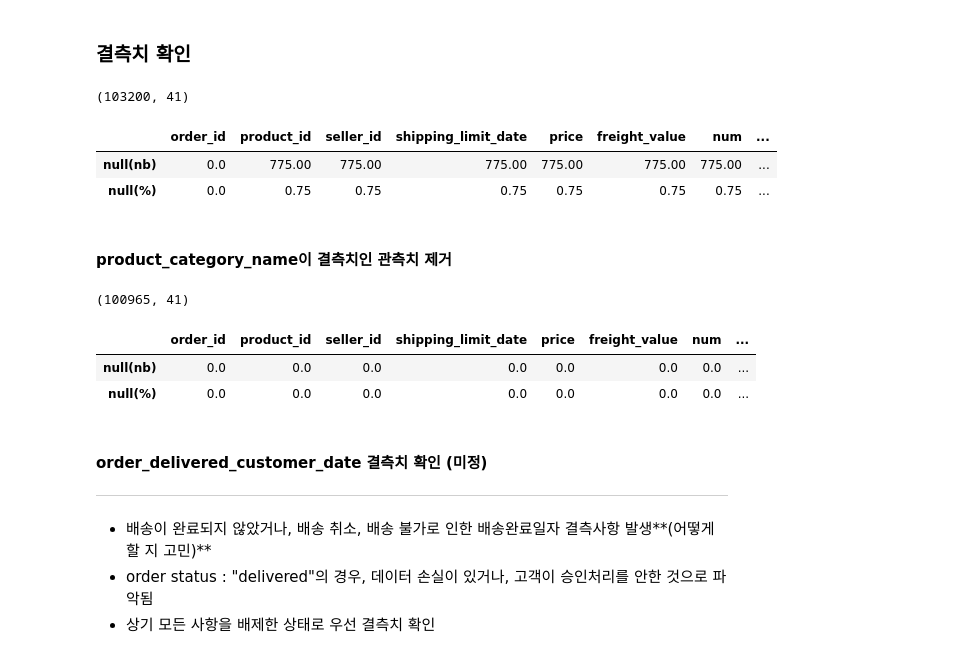
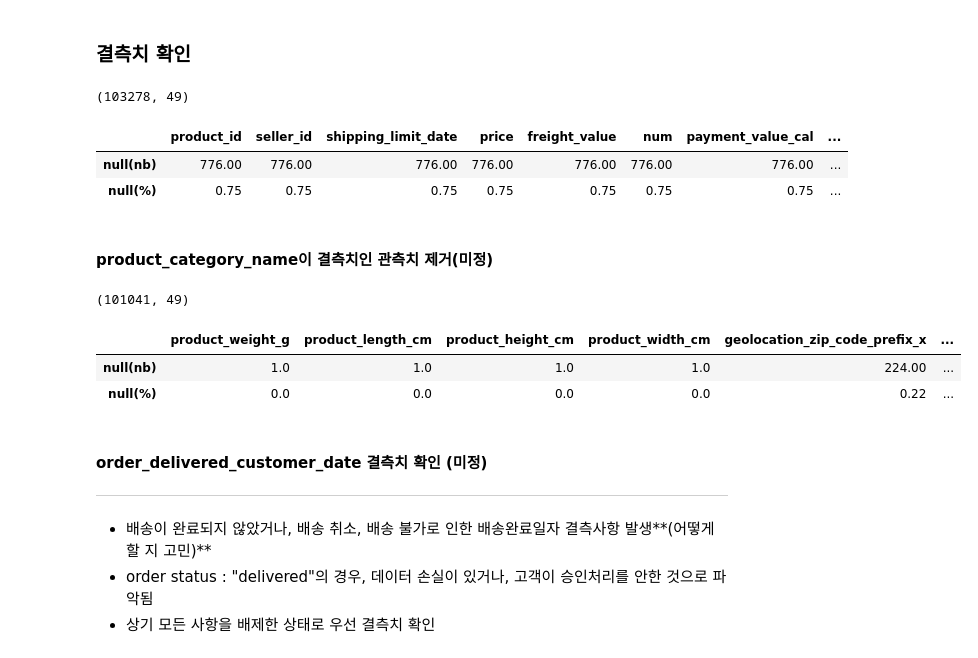
Before and after one commit to changyong93/project_Brazilian-E-Commerce-Public-Dataset-by-Olist, a Jupyter notebook: Untitled2.ipynb, the cells around one changed output. Cells and saved outputs as stored; diff of their text form; code cells hidden in the pictures.

```diff
--- a/Untitled2.ipynb
+++ b/Untitled2.ipynb
@@ -280,8 +249,10 @@ olist_sellers_geo[olist_sellers_geo.geolocation_zip_code_prefix.isnull()]
 # %%
 temp0 = pd.merge(olist_order_items_temp,olist_products_eng,on="product_id",how="outer")
-temp1 = pd.merge(temp0,olist_sellers,on="seller_id",how="outer")
+# temp1 = pd.merge(temp0,olist_sellers,on="seller_id",how="outer")
+temp1 = pd.merge(temp0,olist_sellers_geo,on="seller_id",how="outer")
 temp2 = pd.merge(temp1,olist_orders,on = "order_id",how = "outer")
-temp3 = pd.merge(temp2,olist_customers,on = "customer_id",how = "outer")
+# temp3 = pd.merge(temp2,olist_customers,on = "customer_id",how = "outer")
+temp3 = pd.merge(temp2,olist_customers_geo,on = "customer_id",how = "outer")
 temp4 = pd.merge(temp3,olist_order_payments,on = "order_id",how = "outer")
 temp5 = pd.merge(temp4,olist_order_reviews,on = "order_id",how = "outer")
 df = temp5.copy()
@@ -318,3 +291,12 @@ df.head(3)
+# %%
+### 배송 속도(완료일 대비 예정일)
+df["delivery_delay"] = (df.order_delivered_customer_date -  df.order_estimated_delivery_date).dt.days
+
+### 배송 기간(구매~배송완료)
+df["delivery_periods"] = (df.order_delivered_customer_date -  df.order_purchase_timestamp).dt.days
+
+### 배송 준비 기간
+df["delivery_preparation"] = (df.order_delivered_carrier_date -  df.order_purchase_timestamp).dt.days
 # %%
 df.info()
 # %% [output]
@@ -370,29 +375,56 @@ df[df.order_id=="7d8f5bfd5aff648220374a2df62e84d5"]
+# %%
+# 배송기간 분포 확인
+delivery_time = df[df.delivery_periods.notnull()].delivery_periods.tolist()
+
+# 2018.8.31 기준으로 구매 시점부터 소요된 시간을 계산
+delivery_time_std = np.std(delivery_time)
+delivery_time_mean = np.mean(delivery_time)
+last_date = dt.date(2018,8,30)
+
+def check_error_state(time):
+    diff_time = (last_date - time).days
+    p_value = (diff_time - delivery_time_mean) / delivery_time_std
+    return p_value
+
+#delivered를 제외하고 소요 시간이 배송 분포의 신뢰구간 95%를 벗어나는 경우 status를 error로 변경
+df["check"] = df[df.order_status!="delivered"].order_purchase_timestamp.dt.date.apply(lambda x : check_error_state(x))
+# %%
+def set_order_status(df, status_col, check_col):
+    status, check = df[status_col], df[check_col]
+    status_new = "error" if (status !="delivered") & (check >1.28) else status;
+    return status_new
+
+set_order_status_partial = partial(set_order_status, status_col="order_status", check_col="check")
+
+df["order_status_new"]=df.apply(lambda x : set_order_status_partial(x),axis = 1)
 # %% [markdown]
 ### 결측치 확인
 # %%
 null_sum = df.isnull().sum().to_frame().rename(columns = {0 : "null(nb)"})
 null_mean = (df.isnull().mean()*100).round(2).to_frame().rename(columns = {0 : "null(%)"})
 print(df.shape)
-pd.merge(null_sum,null_mean,left_index = True, right_index = True, how = "outer").T
+null_list = pd.merge(null_sum,null_mean,left_index = True, right_index = True, how = "outer")
+null_list[null_list["null(nb)"]>0].T
 # %% [output]
-(103200, 41)
+(103278, 49)
-|  | order_id | product_id | seller_id | shipping_limit_date | price | freight_value | num | ... |
-| null(nb) | 0.0 | 775.00 | 775.00 | 775.00 | 775.00 | 775.00 | 775.00 | ... |
-| null(%) | 0.0 | 0.75 | 0.75 | 0.75 | 0.75 | 0.75 | 0.75 | ... |
+|  | product_id | seller_id | shipping_limit_date | price | freight_value | num | payment_value_cal | ... |
+| null(nb) | 776.00 | 776.00 | 776.00 | 776.00 | 776.00 | 776.00 | 776.00 | ... |
+| null(%) | 0.75 | 0.75 | 0.75 | 0.75 | 0.75 | 0.75 | 0.75 | ... |
 # %% [markdown]
-#### product_category_name이 결측치인 관측치 제거
+#### product_category_name이 결측치인 관측치 제거(미정)
 # %%
 df_temp = df[df.product_category_name.notnull()==True].copy()
 
 null_sum = df_temp.isnull().sum().to_frame().rename(columns = {0 : "null(nb)"})
 null_mean = (df_temp.isnull().mean()*100).round(2).to_frame().rename(columns = {0 : "null(%)"})
 print(df_temp.shape)
-pd.merge(null_sum,null_mean,left_index = True, right_index = True, how = "outer").T
+null_list = pd.merge(null_sum,null_mean,left_index = True, right_index = True, how = "outer")
+null_list[null_list["null(nb)"]>0].T
 # %% [output]
-(100965, 41)
+(101041, 49)
-|  | order_id | product_id | seller_id | shipping_limit_date | price | freight_value | num | ... |
-| null(nb) | 0.0 | 0.0 | 0.0 | 0.0 | 0.0 | 0.0 | 0.0 | ... |
-| null(%) | 0.0 | 0.0 | 0.0 | 0.0 | 0.0 | 0.0 | 0.0 | ... |
+|  | product_weight_g | product_length_cm | product_height_cm | product_width_cm | geolocation_zip_code_prefix_x | ... |
+| null(nb) | 1.0 | 1.0 | 1.0 | 1.0 | 224.00 | ... |
+| null(%) | 0.0 | 0.0 | 0.0 | 0.0 | 0.22 | ... |
 # %% [markdown]
 #### order_delivered_customer_date 결측치 확인 (미정)
 ***
```
Also changed, not shown: parts of 28 cells of this notebook.
